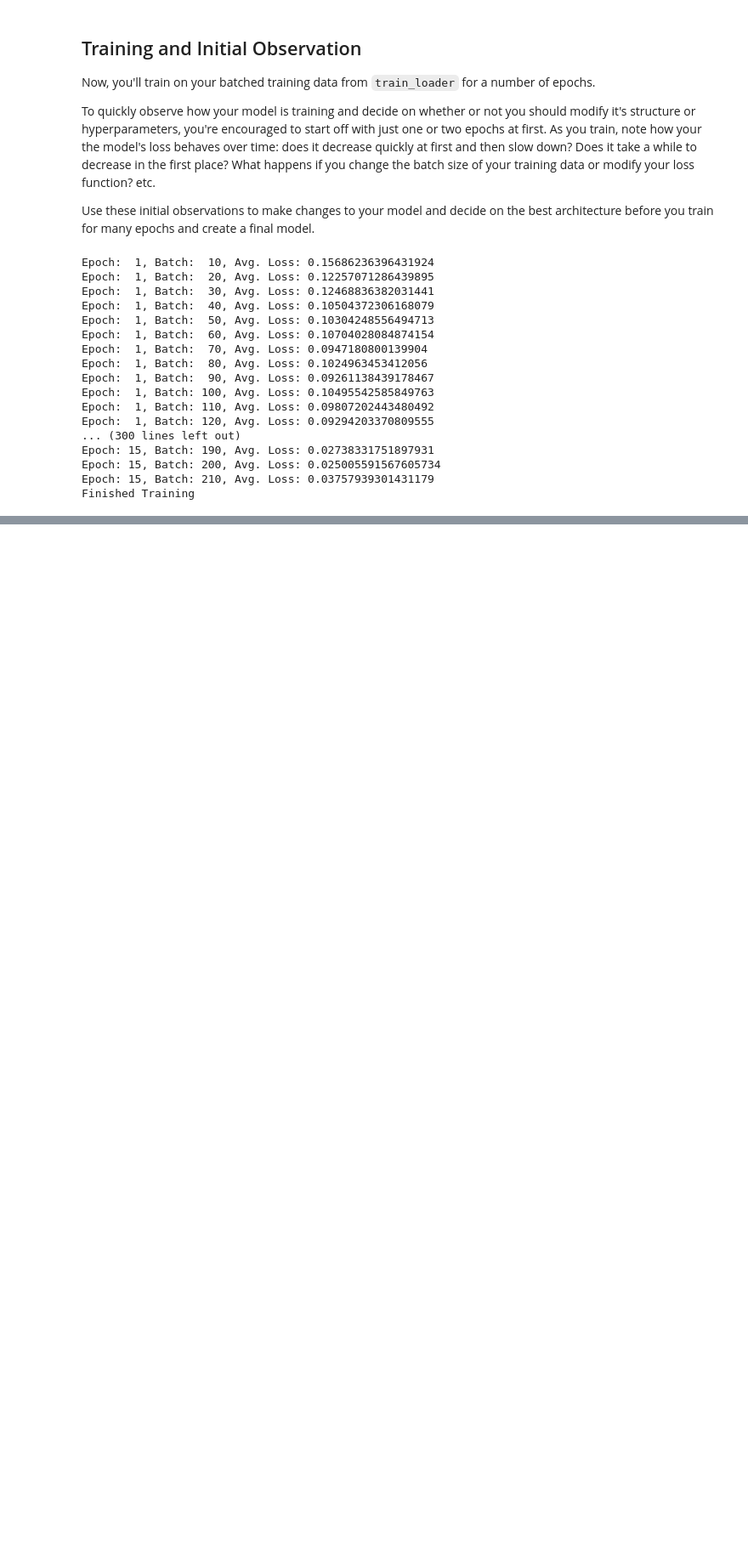
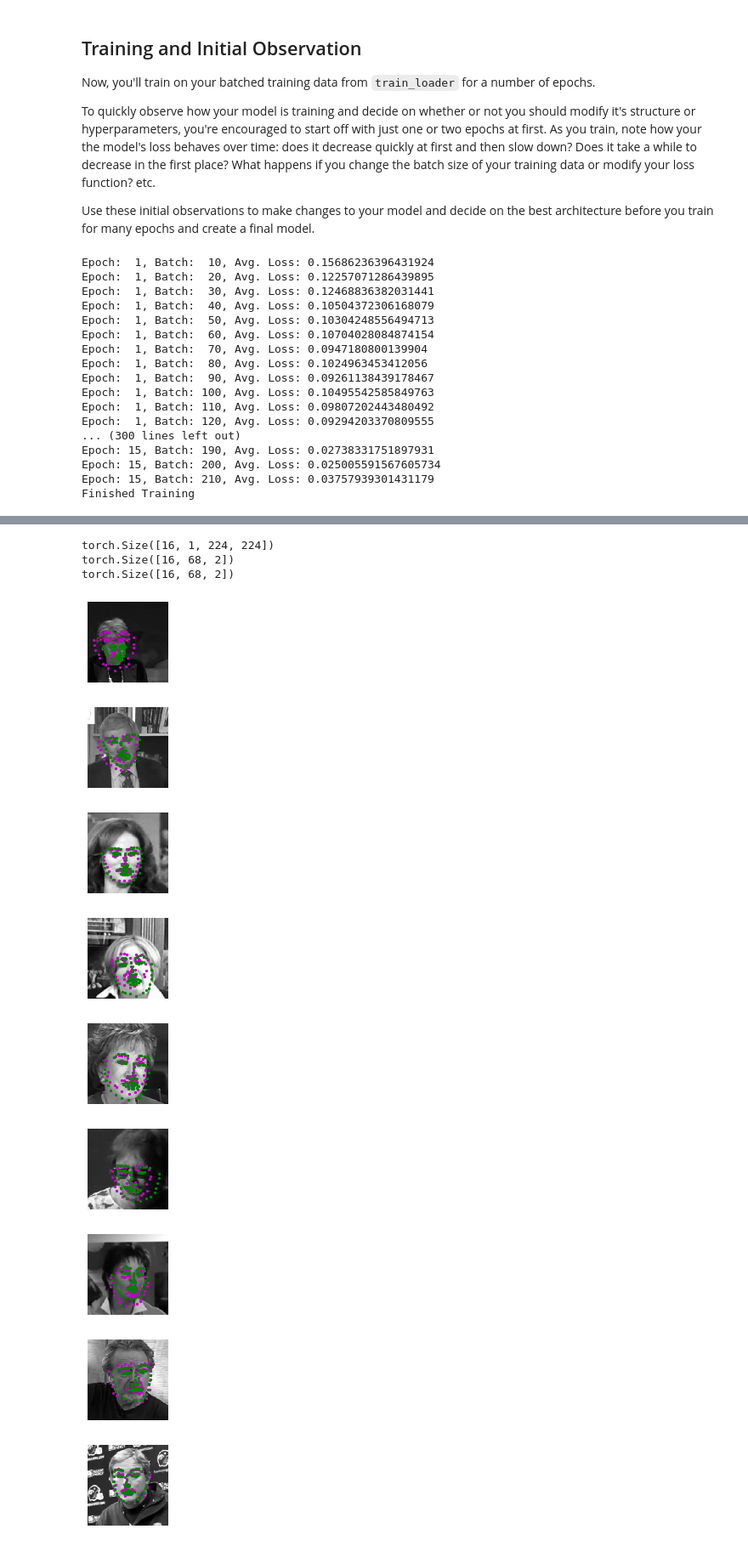
Before and after one commit to kapilchandorikar/FacialKeypointDetection, a Jupyter notebook: 2. Define the Network Architecture.ipynb, the cells around one changed output, grey strips where cells are left out. Shown at 85% size. Saved outputs shown, nothing was run; the diff lists cells and outputs as text; code cells hidden in the pictures; blank space fills up the shorter version.

Commit message:
feat: Visualize the test output

```diff
--- a/2. Define the Network Architecture.ipynb
+++ b/2. Define the Network Architecture.ipynb
@@ -451,0 +456,26 @@ Finished Training
+# %%
+# get a sample of test data again
+test_images, test_outputs, gt_pts = net_sample_output()
+
+print(test_images.data.size())
+print(test_outputs.data.size())
+print(gt_pts.size())
+# %% [output]
+torch.Size([16, 1, 224, 224])
+torch.Size([16, 68, 2])
+torch.Size([16, 68, 2])
+# %%
+## TODO: visualize your test output
+# you can use the same function as before, by un-commenting the line below:
+
+visualize_output(test_images, test_outputs, gt_pts)
+# %% [output]
+[figure, added]
+[figure, added]
+[figure, added]
+[figure, added]
+[figure, added]
+[figure, added]
+[figure, added]
+[figure, added]
+[figure, added]
```
Also changed, not shown: parts of 2 cells of this notebook.
